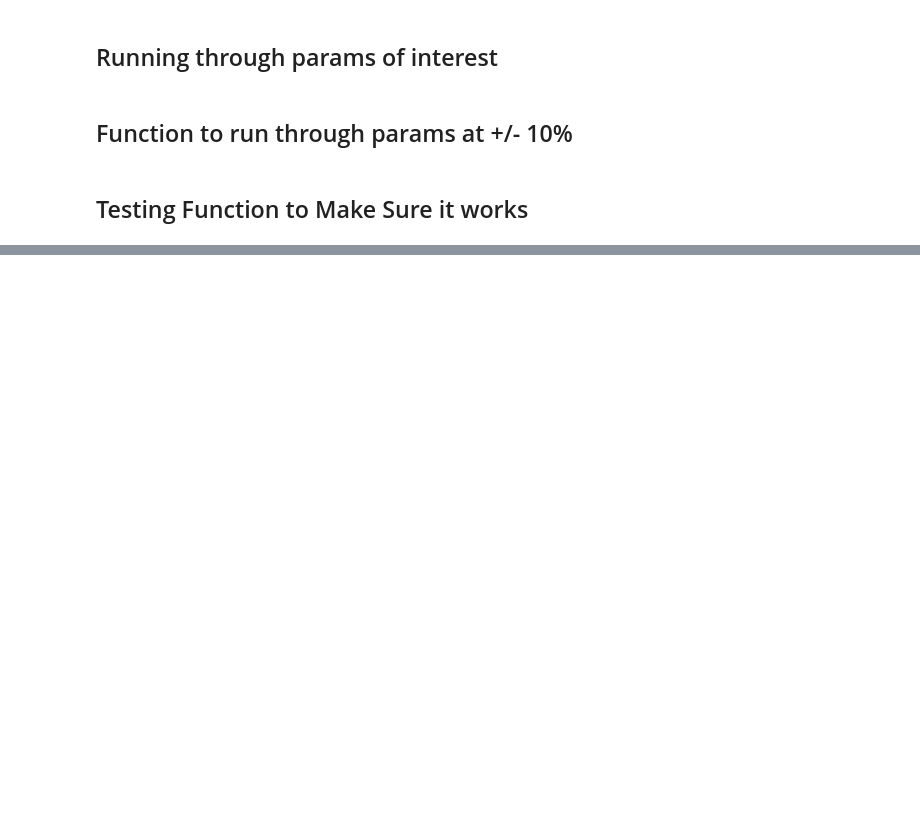
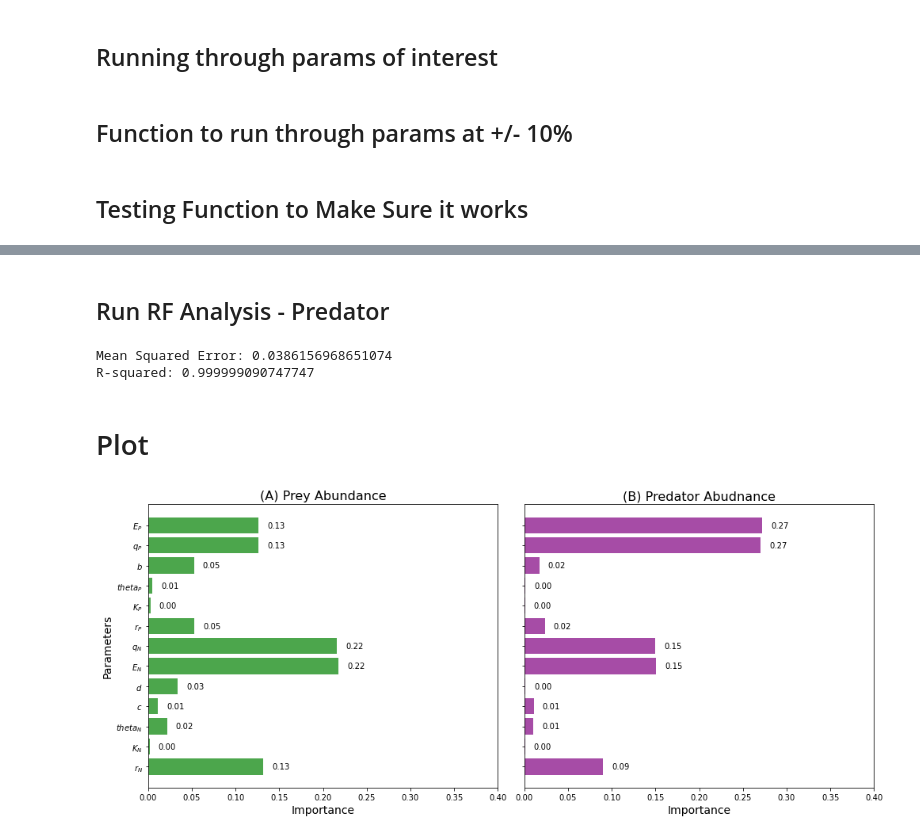
Before and after one commit to srahnke/Pred_Prey_Theory, a Jupyter notebook: GSA_pred_prey.ipynb, the cells around one changed output, grey strips where cells are left out. Cells and saved outputs as stored; diff of their text form; code cells hidden in the pictures; blank space fills up the shorter version.

Commit message:
New sensitivity analysis

```diff
--- a/GSA_pred_prey.ipynb
+++ b/GSA_pred_prey.ipynb
@@ -354,0 +297,78 @@ plt.show()
+# %% [markdown]
+## Run RF Analysis - Predator
+# %%
+data_predator = pd.read_csv("data/pred_prey_data.csv")
+
+X2 = data_predator.iloc[:, 2:17]  # Columns besides prey abundance are explanatory
+Y2 = data_predator.iloc[:, 1]   # Column with prey abundance is response variables
+
+regressor = RandomForestRegressor(n_estimators=100, random_state=42)
+
+regressor.fit(X2, Y2)
+
+# Predict using the model
+predictions = regressor.predict(X2)
+
+# Calculate Mean Squared Error
+mse = mean_squared_error(Y2, predictions)
+print(f'Mean Squared Error: {mse}')
+
+# Calculate R-squared
+r2 = r2_score(Y2, predictions)
+print(f'R-squared: {r2}')
+# %% [output]
+Mean Squared Error: 0.0386156968651074
+R-squared: 0.999999090747747
+# %%
+importances2 = regressor.feature_importances_
+
+# Set up labels for the features (adjust based on your column names)
+plotLabs2 = X2.columns  # Using column names directly for labeling
+# %% [markdown]
+# Plot
+# %%
+plotLabs1 = [f"${label}$" for label in X1.columns]
+plotLabs2 = [f"${label}$" for label in X2.columns]
+
+filtered_indices1 = [i for i, label in enumerate(X1.columns) if label != "numyears"]
+plotLabs1 = [f"${label}$" for i, label in enumerate(X1.columns) if i in filtered_indices1]
+filtered_importances1 = [importances1[i] for i in filtered_indices1]
+
+filtered_indices2 = [i for i, label in enumerate(X2.columns) if label != "numyears"]
+plotLabs2 = [f"${label}$" for i, label in enumerate(X2.columns) if i in filtered_indices2]
+filtered_importances2 = [importances2[i] for i in filtered_indices2]
+# %%
+# Create Subplots
+fig, axes = plt.subplots(1, 2, figsize=(14, 6), sharey=True)
+
+# Prey Importance Plot
+axes[0].barh(plotLabs1, filtered_importances1, align="center", color = "green", alpha=0.7)
+axes[0].set_xlabel("Importance", fontsize = 14)
+axes[0].set_ylabel("Parameters", fontsize = 14)
+axes[0].set_xlim(0,0.4)
+axes[0].set_title("(A) Prey Abundance", fontsize = 16)
+
+for i, v in enumerate(filtered_importances1):
+    axes[0].text(v + 0.01, i, f"{v:.2f}", va='center', color="black", fontsize=10)
+
+
+# Predator Importance Plot
+axes[1].barh(plotLabs2, filtered_importances2, align="center", color="purple", alpha=0.7)
+axes[1].set_xlabel("Importance", fontsize = 14)
+axes[1].set_title("(B) Predator Abudnance", fontsize = 16)
+axes[1].set_xlim(0,0.4)
+
+for i, v in enumerate(filtered_importances2):
+    axes[1].text(v + 0.01, i, f"{v:.2f}", va='center', color="black", fontsize=10)
+
+# Adjust layout
+plt.tight_layout()
+
+# plt.savefig("manuscript_figs/parameter_importance.jpg",
+#            format='jpeg',
+#            dpi=300,
+#            bbox_inches='tight')
+
+plt.show()
+# %% [output]
+[figure, added]
```
Also changed, not shown: parts of 13 cells of this notebook, 8 other files.
